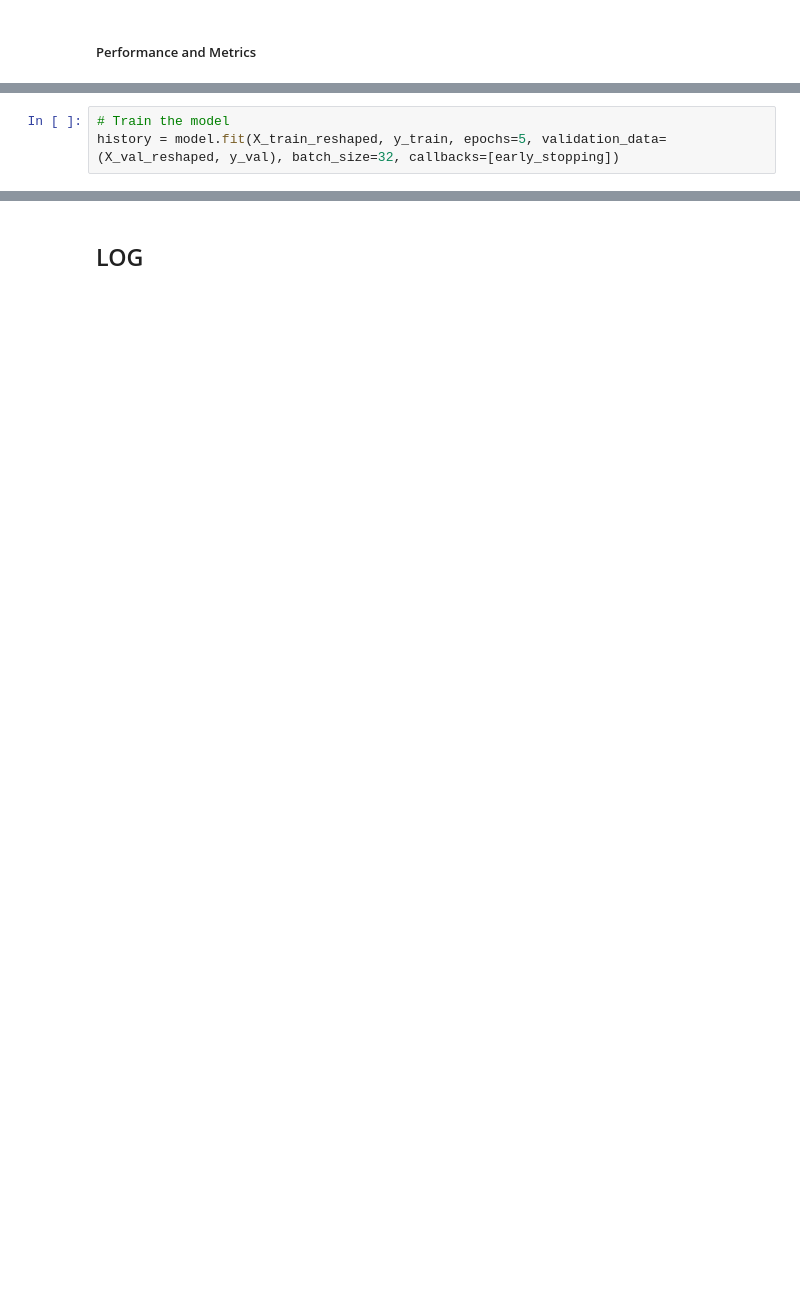
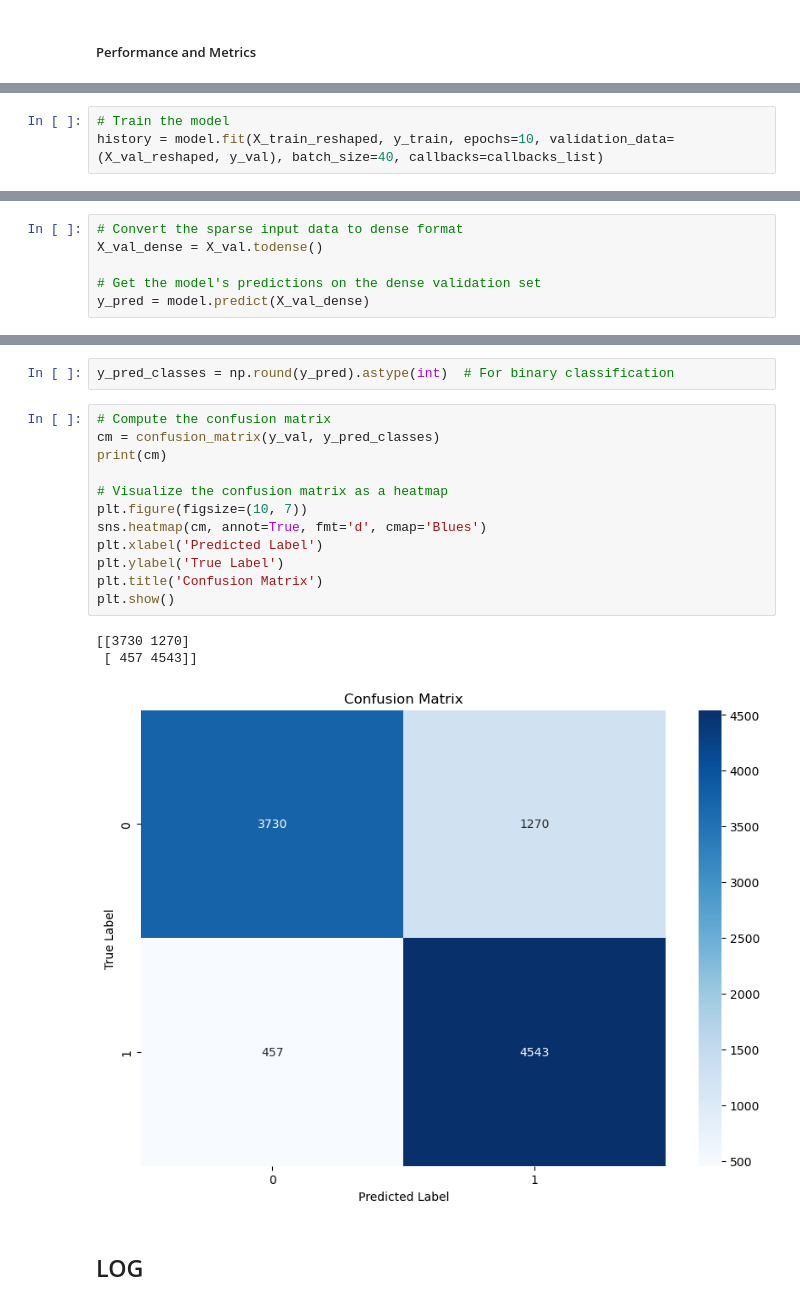
Before and after one commit to vebyorn/NHH, a Jupyter notebook: Deep Learning/BOWCNN.ipynb, the cells around one changed output, grey strips where cells are left out. Cells and saved outputs as stored; diff of their text form; blank space fills up the shorter version.

```diff
--- a/Deep Learning/BOWCNN.ipynb
+++ b/Deep Learning/BOWCNN.ipynb
@@ -145,4 +169,4 @@ model.compile(loss='binary_crossentropy', optimizer=optimizer, metrics=['accurac
 # %%
 # Train the model
-history = model.fit(X_train_reshaped, y_train, epochs=5, validation_data=(X_val_reshaped, y_val), batch_size=32, callbacks=[early_stopping])
+history = model.fit(X_train_reshaped, y_train, epochs=10, validation_data=(X_val_reshaped, y_val), batch_size=40, callbacks=callbacks_list)
 # %% [output]
@@ -168,0 +200,6 @@ plt.show()
+# %%
+# Convert the sparse input data to dense format
+X_val_dense = X_val.todense()
+
+# Get the model's predictions on the dense validation set
+y_pred = model.predict(X_val_dense)
@@ -169,3 +208,21 @@ plt.show()
+# %%
+y_pred_classes = np.round(y_pred).astype(int)  # For binary classification
+# %%
+# Compute the confusion matrix
+cm = confusion_matrix(y_val, y_pred_classes)
+print(cm)
+
+# Visualize the confusion matrix as a heatmap
+plt.figure(figsize=(10, 7))
+sns.heatmap(cm, annot=True, fmt='d', cmap='Blues')
+plt.xlabel('Predicted Label')
+plt.ylabel('True Label')
+plt.title('Confusion Matrix')
+plt.show()
+# %% [output]
+[[3730 1270]
+ [ 457 4543]]
+[figure, added]
 # %% [markdown]
 ## LOG
 # %% [markdown]
```
Also changed, not shown: parts of 33 cells of this notebook.
